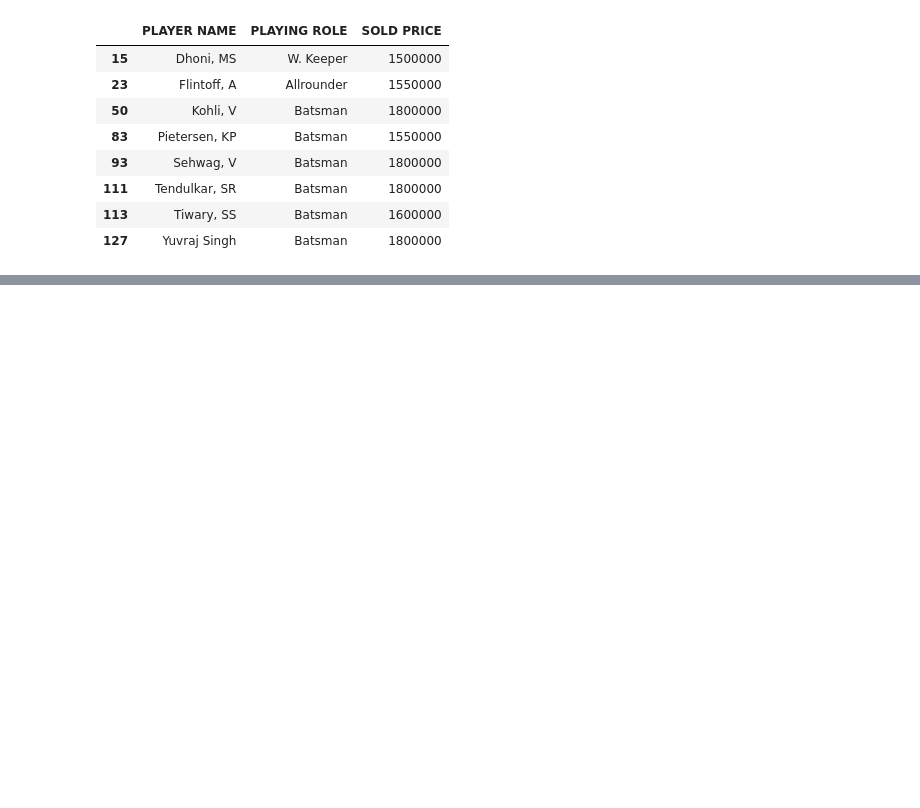
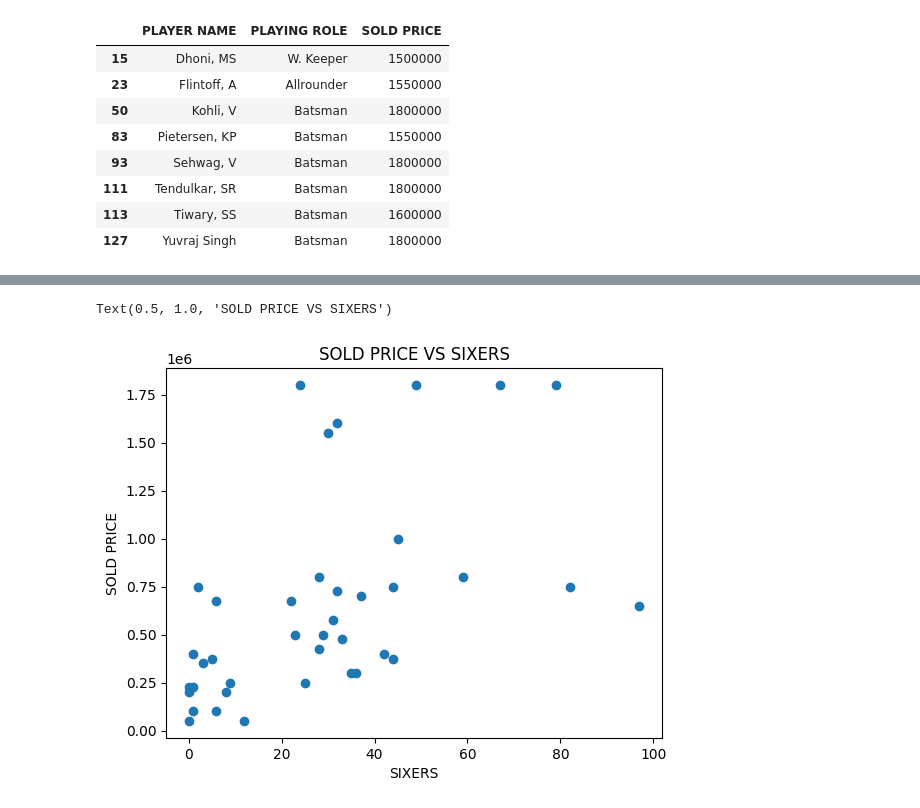
Before and after one commit to gauravrawataiml/Ptyhon, a Jupyter notebook: Python_with_IPL_data.ipynb, the cells around one changed output, grey strips where cells are left out. Saved outputs shown, nothing was run; the diff lists cells and outputs as text; code cells hidden in the pictures; blank space fills up the shorter version.

```diff
--- a/Python_with_IPL_data.ipynb
+++ b/Python_with_IPL_data.ipynb
@@ -445,0 +466,11 @@ IPL_auction_df[IPL_auction_df['SOLD PRICE'] > 1350000.0][['PLAYER NAME','PLAYING
+# %%
+IPL_batsman_df = IPL_auction_df[IPL_auction_df['PLAYING ROLE'] == 'Batsman']
+# %%
+plt.scatter(x = IPL_batsman_df.SIXERS,
+            y = IPL_batsman_df['SOLD PRICE'])
+plt.xlabel('SIXERS')
+plt.ylabel('SOLD PRICE')
+plt.title('SOLD PRICE VS SIXERS')
+# %% [output]
+Text(0.5, 1.0, 'SOLD PRICE VS SIXERS')
+[figure, added]
```
Also changed, not shown: parts of 7 cells of this notebook.
